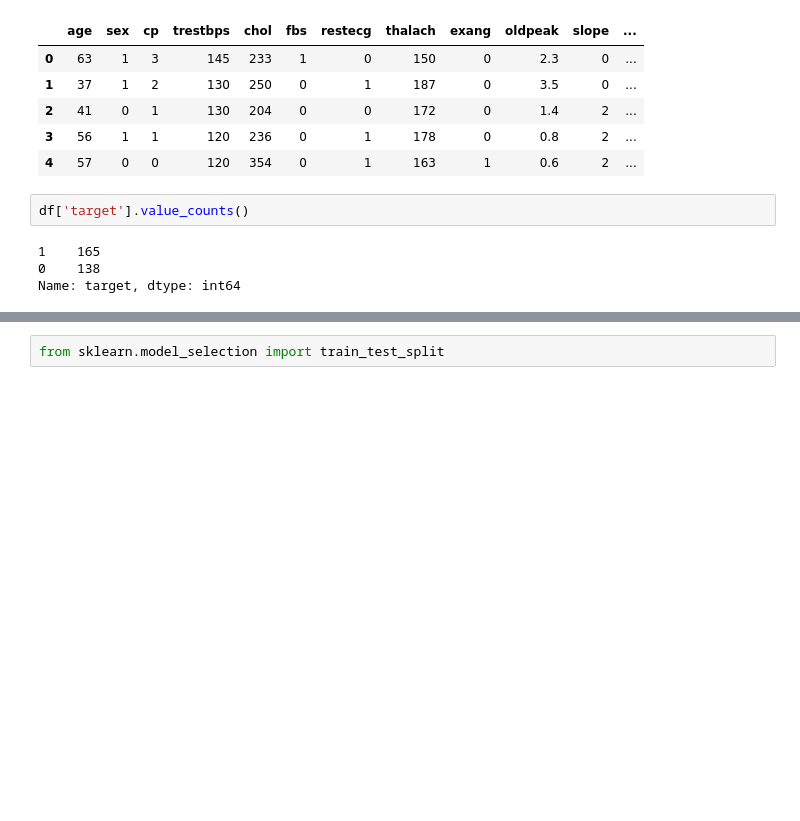
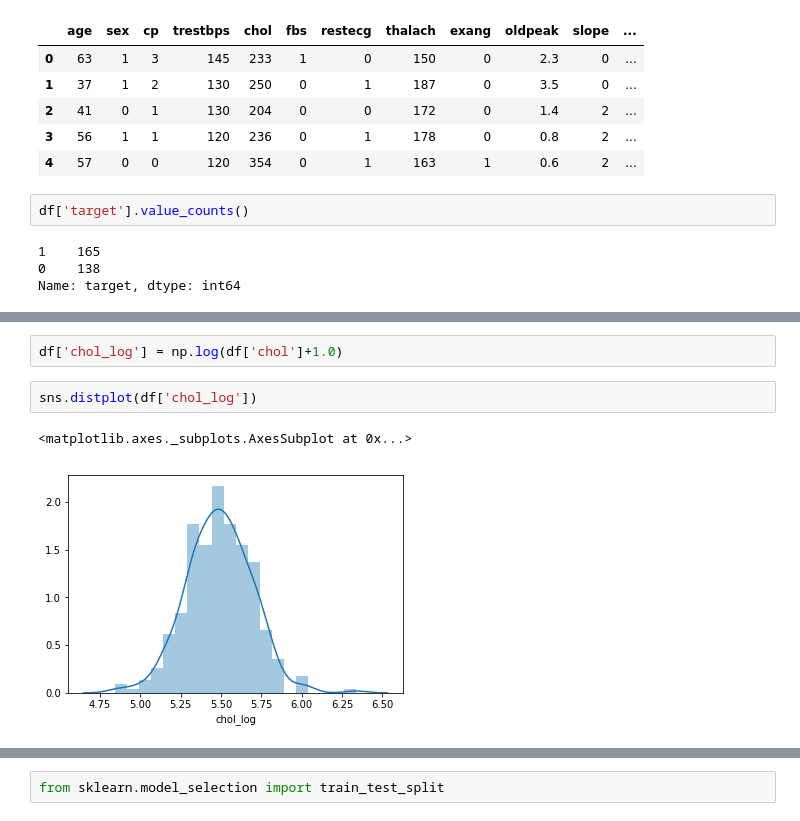
Before and after one commit to murilommen/heart-disease-uci, a Jupyter notebook: data_exploration.ipynb, the cells around one changed output, grey strips where cells are left out. Drawn from its saved outputs; the diff is of its cells as text; blank space fills up the shorter version.

```diff
--- a/data_exploration.ipynb
+++ b/data_exploration.ipynb
@@ -26,0 +33,7 @@ y = df.iloc[:,-1]
+# %%
+df['chol_log'] = np.log(df['chol']+1.0)
+# %%
+sns.distplot(df['chol_log'])
+# %% [output]
+<matplotlib.axes._subplots.AxesSubplot at 0x...>
+[figure, added]
```
Also changed, not shown: parts of 16 cells of this notebook.
